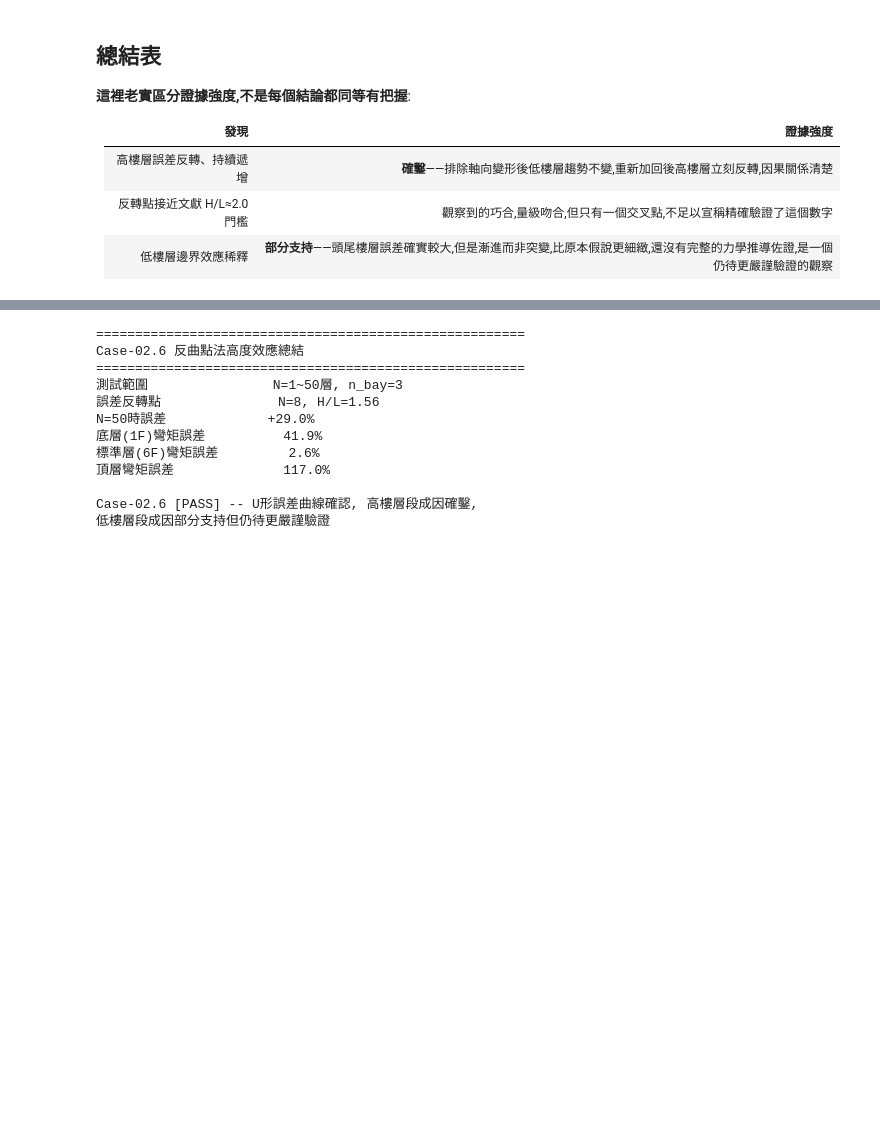
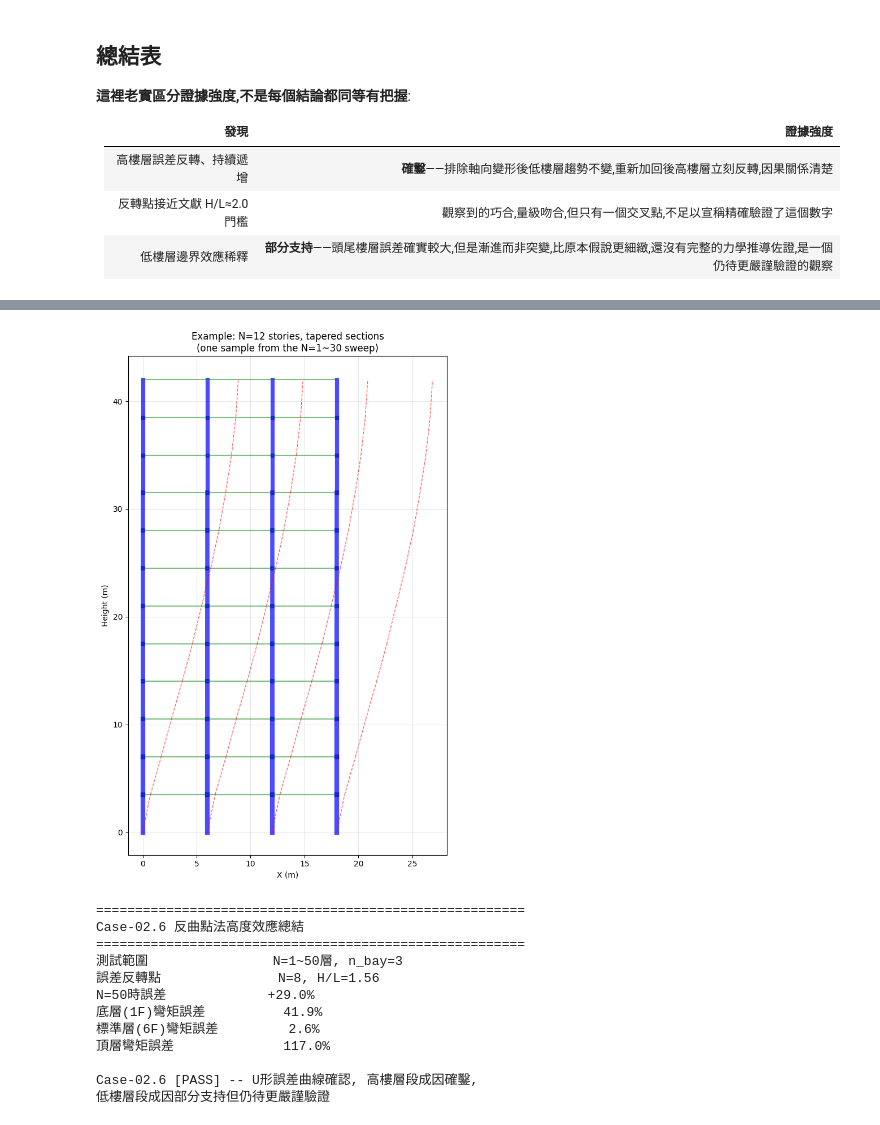
Before and after one commit to zhixiu0223/taiwan-seismic-code-calc, a Jupyter notebook: notebooks/case02_6_portal_method_height_effect.ipynb, the cells around one changed output, grey strips where cells are left out. Drawn from its saved outputs; the diff is of its cells as text; code cells hidden in the pictures; blank space fills up the shorter version.

```diff
--- a/notebooks/case02_6_portal_method_height_effect.ipynb
+++ b/notebooks/case02_6_portal_method_height_effect.ipynb
@@ -320,3 +489,71 @@ plt.show()
+# %%
+N_pick = 12
+forces = [10.0]*N_pick
+Ic_taper, Ib_taper = make_tapered_sections(N_pick, 0.0010, 0.0015, reduce_every=3, reduce_factor=0.8)
+
+M, h, L_bay, E = 3, 3.5, 6.0, 25_000_000.0
+xs = [i*L_bay for i in range(M+1)]
+
+ops.wipe()
+ops.model('basic','-ndm',2,'-ndf',3)
+node_grid = {}
+nid=1
+for story in range(N_pick+1):
+    for c in range(M+1):
+        ops.node(nid, xs[c], story*h)
+        if story==0: ops.fix(nid,1,1,1)
+        node_grid[(story,c)] = nid
+        nid+=1
+ops.geomTransf('Linear',1)
+eid=1
+col_elems = []
+for story in range(1,N_pick+1):
+    Ic = Ic_taper[story-1]
+    A_col = (Ic*12)**0.5
+    for c in range(M+1):
+        ni=node_grid[(story-1,c)]; nj=node_grid[(story,c)]
+        ops.element('elasticBeamColumn',eid,ni,nj,A_col,E,Ic,1)
+        col_elems.append((eid,ni,nj,A_col))
+        eid+=1
+beam_elems = []
+for story in range(1,N_pick+1):
+    Ib = Ib_taper[story-1]
+    for c in range(M):
+        ni=node_grid[(story,c)]; nj=node_grid[(story,c+1)]
+        ops.element('elasticBeamColumn',eid,ni,nj,0.15,E,Ib,1)
+        beam_elems.append((eid,ni,nj))
+        eid+=1
+ops.timeSeries('Linear',1); ops.pattern('Plain',1,1)
+for story in range(1,N_pick+1):
+    ops.load(node_grid[(story,0)], forces[story-1], 0.0, 0.0)
+ops.system('BandGeneral'); ops.numberer('RCM'); ops.constraints('Plain')
+ops.test('NormDispIncr',1e-10,50); ops.algorithm('Newton')
+ops.integrator('LoadControl',1.0); ops.analysis('Static'); ops.analyze(1)
+
+node_xy = {n:(xs[c], story*h) for (story,c),n in node_grid.items()}
+disp = {n: (ops.nodeDisp(n,1), ops.nodeDisp(n,2)) for n in node_grid.values()}
+
+fig, ax = plt.subplots(figsize=(7,10))
+scale = 100
+for eid,ni,nj,A_col in col_elems:
+    xi,yi = node_xy[ni]; xj,yj = node_xy[nj]
+    lw = 1.0 + (A_col**0.5)*15
+    ax.plot([xi,xj],[yi,yj],'b-',lw=lw,zorder=2,alpha=0.7)
+    xdi=xi+disp[ni][0]*scale; ydi=yi+disp[ni][1]*scale
+    xdj=xj+disp[nj][0]*scale; ydj=yj+disp[nj][1]*scale
+    ax.plot([xdi,xdj],[ydi,ydj],'r--',lw=1,alpha=0.6,zorder=3)
+for eid,ni,nj in beam_elems:
+    xi,yi = node_xy[ni]; xj,yj = node_xy[nj]
+    ax.plot([xi,xj],[yi,yj],'g-',lw=1.5,zorder=2,alpha=0.5)
+
+ax.set_xlabel('X (m)'); ax.set_ylabel('Height (m)')
+ax.set_title(f'Example: N={N_pick} stories, tapered sections\n(one sample from the N=1~30 sweep)')
+ax.set_aspect('equal')
+ax.grid(True, alpha=0.3)
+plt.tight_layout()
+plt.show()
+# %% [output]
+[figure, added]
 # %%
 print("="*55)
 print("Case-02.6 反曲點法高度效應總結")
```
Also changed, not shown: parts of 4 cells of this notebook.
